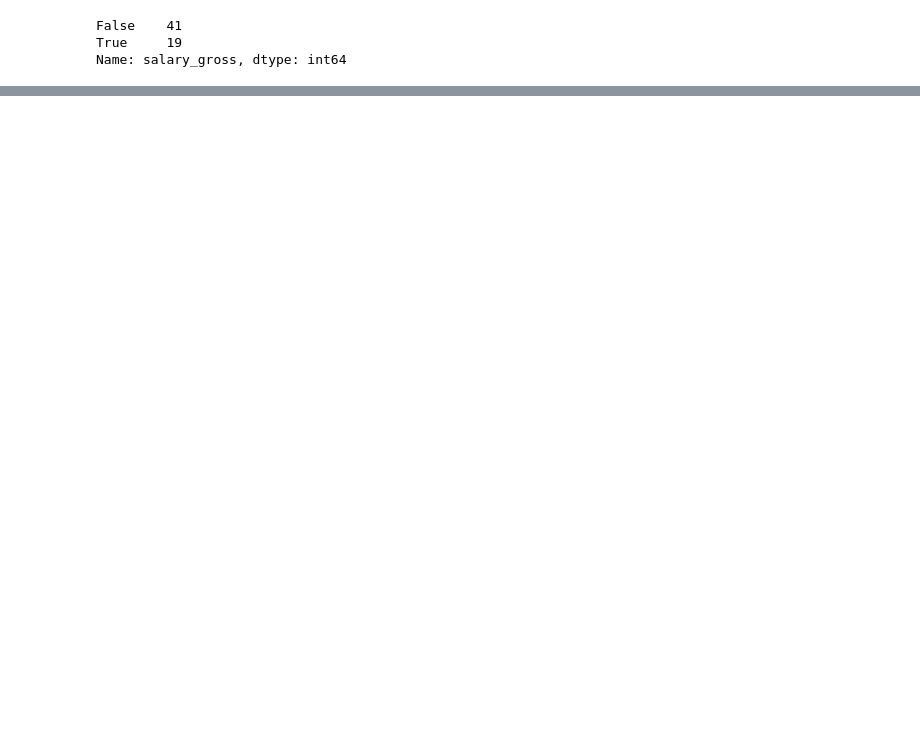
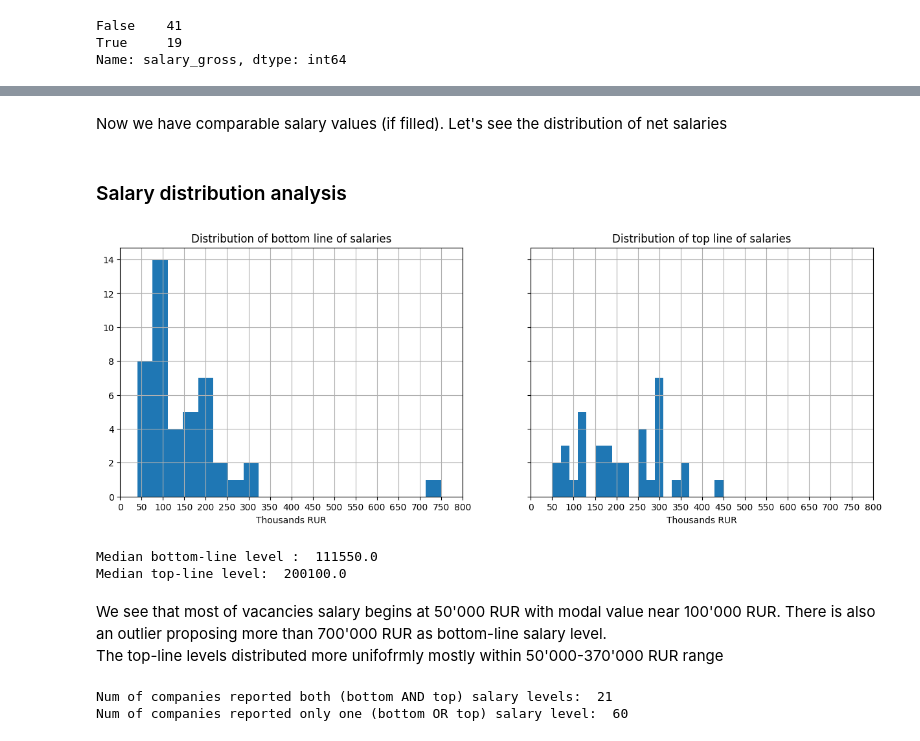
Before and after one commit to sharuhinda/vacancies_analysis, a Jupyter notebook: 03_vacancies_analysis.ipynb, the cells around one changed output, grey strips where cells are left out. Drawn from its saved outputs; the diff is of its cells as text; code cells hidden in the pictures; blank space fills up the shorter version.

```diff
--- a/03_vacancies_analysis.ipynb
+++ b/03_vacancies_analysis.ipynb
@@ -390,4 +99,0 @@ Name: language, dtype: int64
-# %%
-dev_classes = ['junior', 'middle', 'senior']
-df['dev_class'] = df.apply(lambda x: [cls for cls in dev_classes if cls in x['vacancy_name'].lower()], axis=1)
-df['dev_class'].head()
@@ -460,0 +102,9 @@ for n in range(len(vacancies_msk)):
+# %%
+# converting currencies to rur and applying personal income tax (PIT) to salary marked as gross
+#currency_ratios = {'USD': 69.0, 'EUR': 75.0}
+rur_usd_ratio = 69.0
+pit_ratio = 0.13
+# %%
+df['salary_from_rur'] = df.apply(lambda x: x['salary_from'] if x['salary_currency'] == 'RUR' else x['salary_from']*rur_usd_ratio, axis=1)
+df['salary_to_rur'] = df.apply(lambda x: x['salary_to'] if x['salary_currency'] == 'RUR' else x['salary_to']*rur_usd_ratio, axis=1)
+df[df['salary_currency'] == 'USD']
@@ -460,0 +117,5 @@ for n in range(len(vacancies_msk)):
+# %%
+# converting all salaries to net value
+df['net_income_from_rur'] = df.apply(lambda x: np.round(x['salary_from_rur']*(1-pit_ratio), 2) if x['salary_gross'] else x['salary_from_rur'], axis=1)
+df['net_income_to_rur'] = df.apply(lambda x: np.round(x['salary_to_rur']*(1-pit_ratio), 2) if x['salary_gross'] else x['salary_to_rur'], axis=1)
+df[df['salary_gross'] == True].head()
@@ -460,0 +131,32 @@ for n in range(len(vacancies_msk)):
+# %% [markdown]
+Now we have comparable salary values (if filled). Let's see the distribution of net salaries
+# %% [markdown]
+### Salary distribution analysis<a class="anchor" id="salary-distribution"></a>
+# %%
+bins = 20
+fig, axs = plt.subplots(1, 2, figsize=(15, 5), sharex=True, sharey=True)
+df[df['net_income_from_rur'].notna()]['net_income_from_rur'].hist(bins=bins, ax=axs[0])
+axs[0].set_title('Distribution of bottom line of salaries')
+axs[0].set_xlabel('Thousands RUR')
+df[df['net_income_to_rur'].notna()]['net_income_to_rur'].hist(bins=bins, ax=axs[1])
+axs[1].set_title('Distribution of top line of salaries')
+axs[1].set_xlabel('Thousands RUR')
+axs[1].set_xticks(range(0,801000,50000));
+axs[1].set_xticklabels(range(0,801,50));
+# %% [output]
+[figure, added]
+# %%
+print('Median bottom-line level : ', np.median(df[df['net_income_from_rur'].notna()]['net_income_from_rur'].to_numpy()))
+print('Median top-line level: ', np.median(df[df['net_income_to_rur'].notna()]['net_income_to_rur'].to_numpy()))
+# %% [output]
+Median bottom-line level :  111550.0
+Median top-line level:  200100.0
+# %% [markdown]
+We see that most of vacancies salary begins at 50'000 RUR with modal value near 100'000 RUR. There is also an outlier proposing more than 700'000 RUR as bottom-line salary level.
+The top-line levels distributed more unifofrmly mostly within 50'000-370'000 RUR range
+# %%
+print('Num of companies reported both (bottom AND top) salary levels: ', len(df[df['net_income_from_rur'].notna() & df['net_income_to_rur'].notna()]))
+print('Num of companies reported only one (bottom OR top) salary level: ', len(df[df['net_income_from_rur'].notna() | df['net_income_to_rur'].notna()]))
+# %% [output]
+Num of companies reported both (bottom AND top) salary levels:  21
+Num of companies reported only one (bottom OR top) salary level:  60
```
Also changed, not shown: parts of 99 cells of this notebook, 1 other file.
